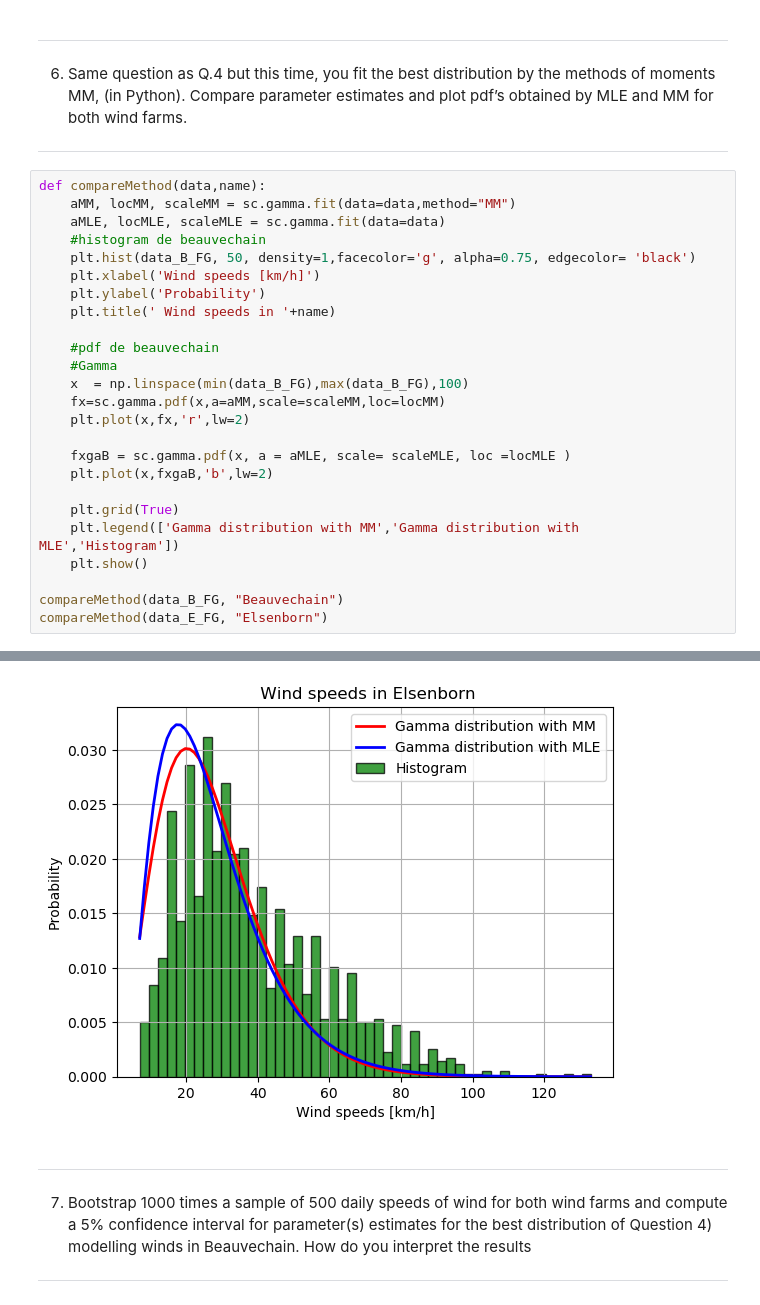
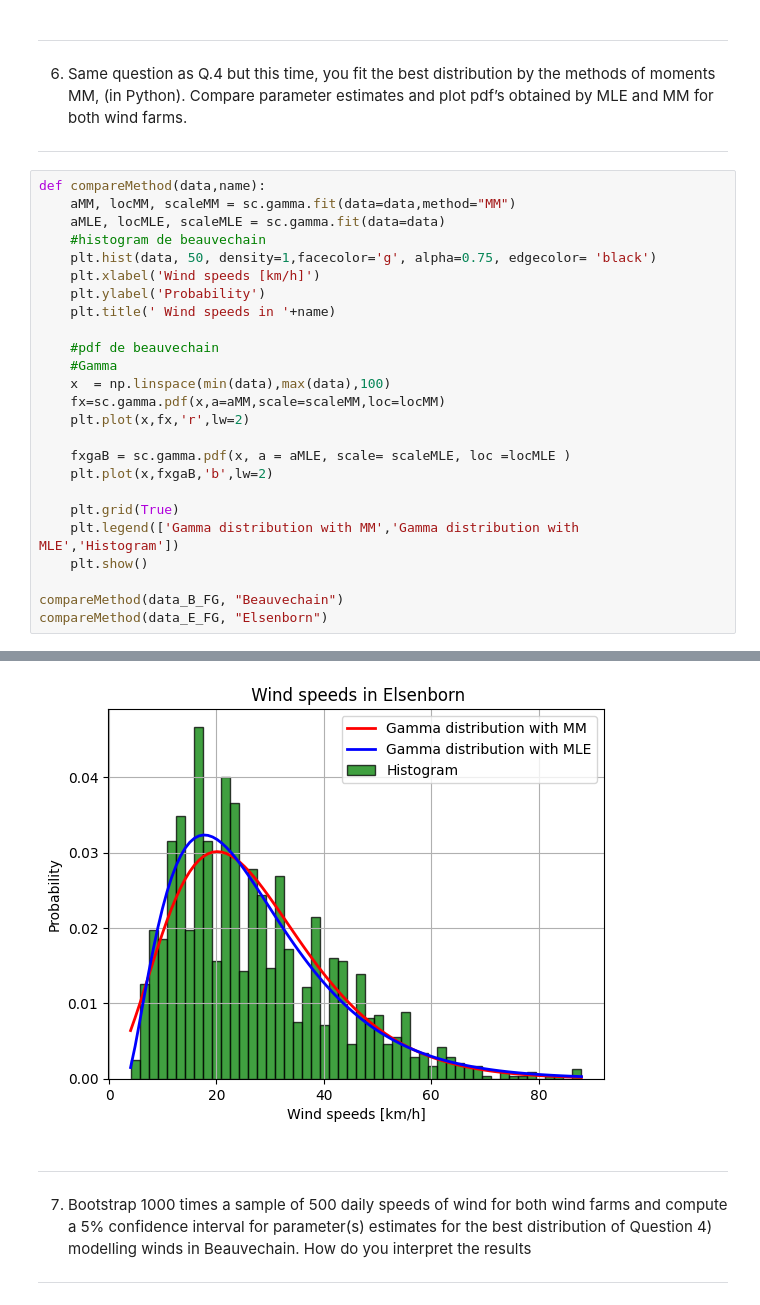
Before and after one commit to Albanedns/Hackathon, a Jupyter notebook: hackathon 1/code/hackathon.ipynb, the cells around one changed output, grey strips where cells are left out. Saved outputs shown, nothing was run; the diff lists cells and outputs as text.

```diff
--- a/hackathon 1/code/hackathon.ipynb
+++ b/hackathon 1/code/hackathon.ipynb
@@ -372,14 +372,14 @@ def compareMethod(data,name):
     aMM, locMM, scaleMM = sc.gamma.fit(data=data,method="MM")
     aMLE, locMLE, scaleMLE = sc.gamma.fit(data=data)
     #histogram de beauvechain
-    plt.hist(data_B_FG, 50, density=1,facecolor='g', alpha=0.75, edgecolor= 'black')
+    plt.hist(data, 50, density=1,facecolor='g', alpha=0.75, edgecolor= 'black')
     plt.xlabel('Wind speeds [km/h]')
     plt.ylabel('Probability')
     plt.title(' Wind speeds in '+name)
 
     #pdf de beauvechain
     #Gamma
-    x  = np.linspace(min(data_B_FG),max(data_B_FG),100)
+    x  = np.linspace(min(data),max(data),100)
     fx=sc.gamma.pdf(x,a=aMM,scale=scaleMM,loc=locMM)
     plt.plot(x,fx,'r',lw=2)
 
@@ -397,4 +397,4 @@ compareMethod(data_E_FG, "Elsenborn")
-[figure, old version]
+[figure, new version]
 # %% [markdown]
 ------------------------------------------------------------------------------------------------------
 
```
Also changed, not shown: parts of 6 cells of this notebook.
